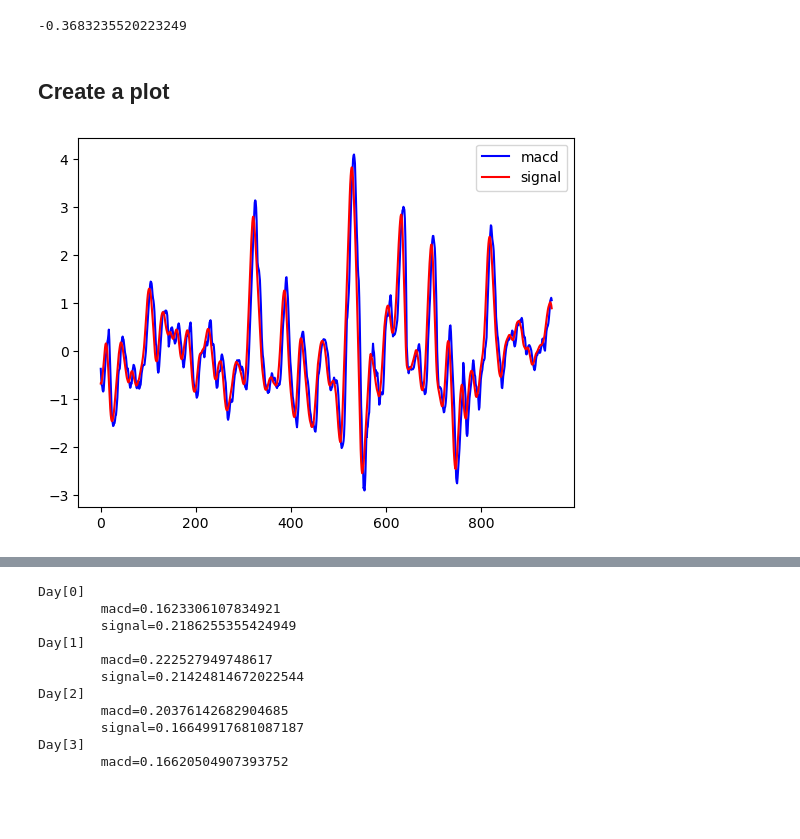
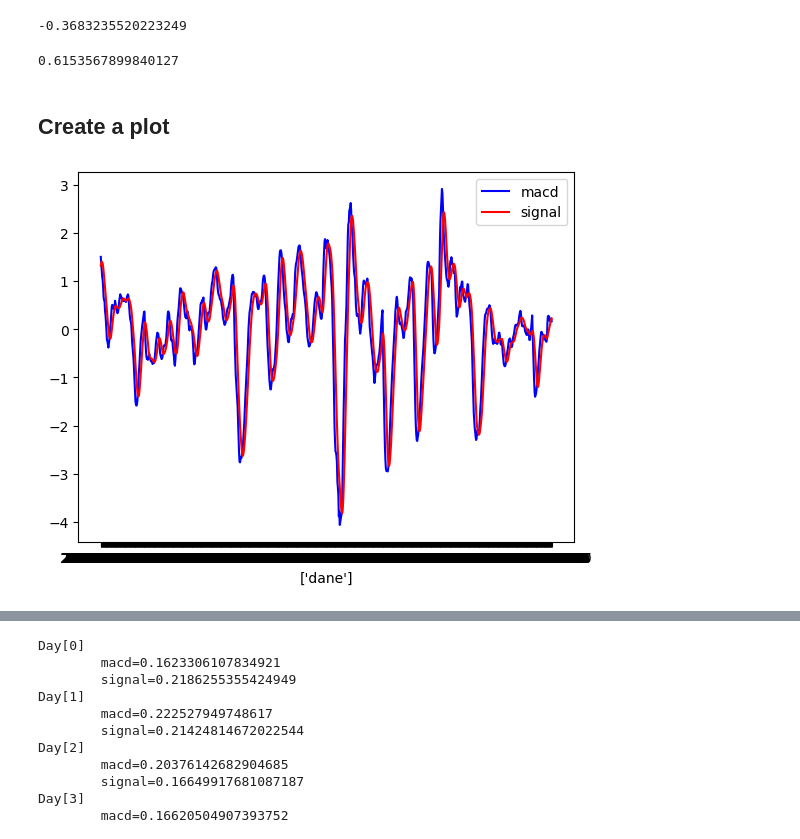
Before and after one commit to mikitomi21/Stock_price_analysis, a Jupyter notebook: Main.ipynb, the cells around one changed output, grey strips where cells are left out. Cells and saved outputs as stored; diff of their text form; code cells hidden in the pictures; blank space fills up the shorter version.

Commit message:
Reverse input data and charts

```diff
--- a/Main.ipynb
+++ b/Main.ipynb
@@ -82,18 +84,19 @@ print(macd(intel_value))
 -0.3683235520223249
 # %%
 x = np.arange(0,RANGE_OF_CHART)
+# %%
+macd(intel_value.iloc[537:487:-1])
+# %% [output]
+0.6153567899840127
 # %%
-values = intel_value
+
 y1 = np.zeros(RANGE_OF_CHART)
 for i in range(START_OF_CHART, SIZE_OF_CHART):
-    y1[i-50] = macd(values)
-    values = values.iloc[1:]
+    y1[i-50] = macd(intel_value.iloc[i:i-50:-1])
 # %%
-values = intel_value
 y2 = np.zeros(RANGE_OF_CHART)
 for i in range(START_OF_CHART, SIZE_OF_CHART):
-    y2[i-50] = signal(values)
-    values = values.iloc[1:]
+    y2[i-50] = signal(intel_value.iloc[i:i-50:-1])
 # %%
 values = intel_value.iloc[START_OF_CHART:SIZE_OF_CHART]
 y3 = np.zeros(RANGE_OF_CHART)
@@ -105,7 +108,10 @@ for i in range(RANGE_OF_CHART):
 # %%
 plt.plot(x,y1, 'b', label="macd")
 plt.plot(x,y2, 'r', label="signal")
 plt.legend()
+plt.xlabel(['dane'])
 plt.show()
+
+#TODO usunac ten xticks
 # %% [output]
-[figure, old version]
+[figure, new version]
```
Also changed, not shown: parts of 4 cells of this notebook, 1 other file.
